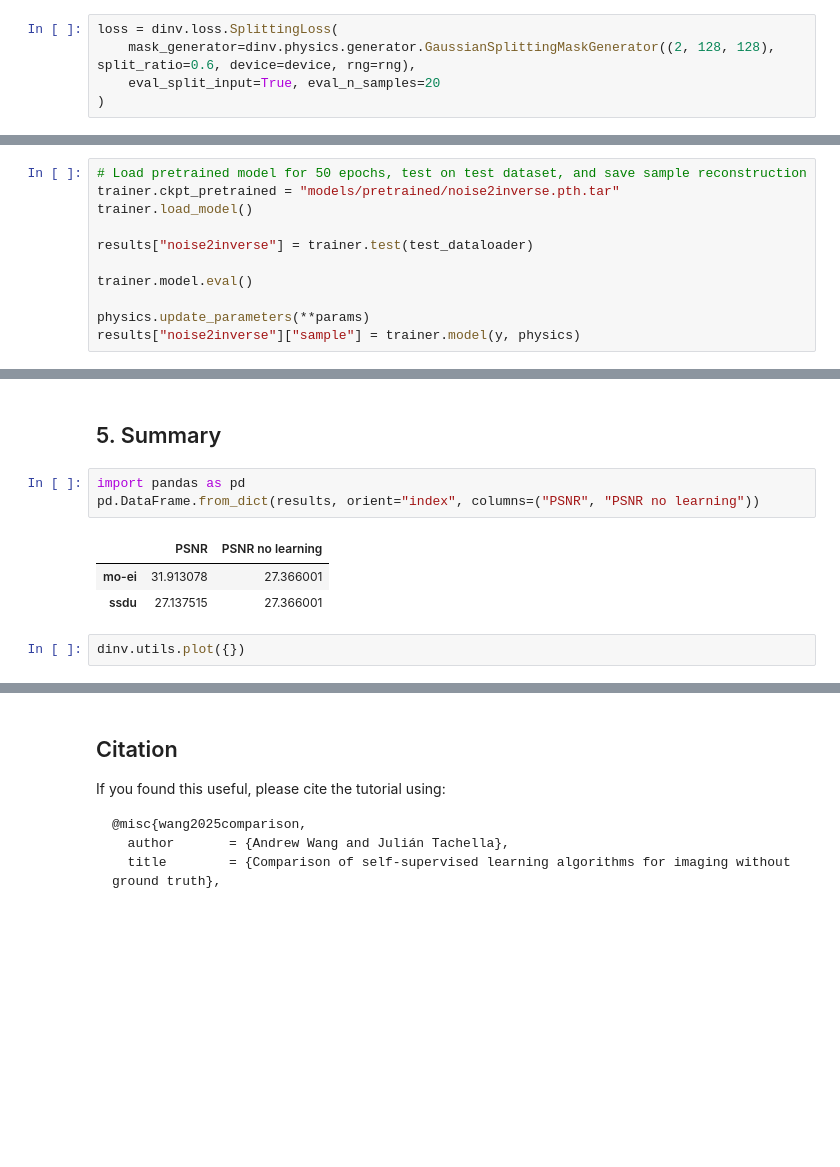
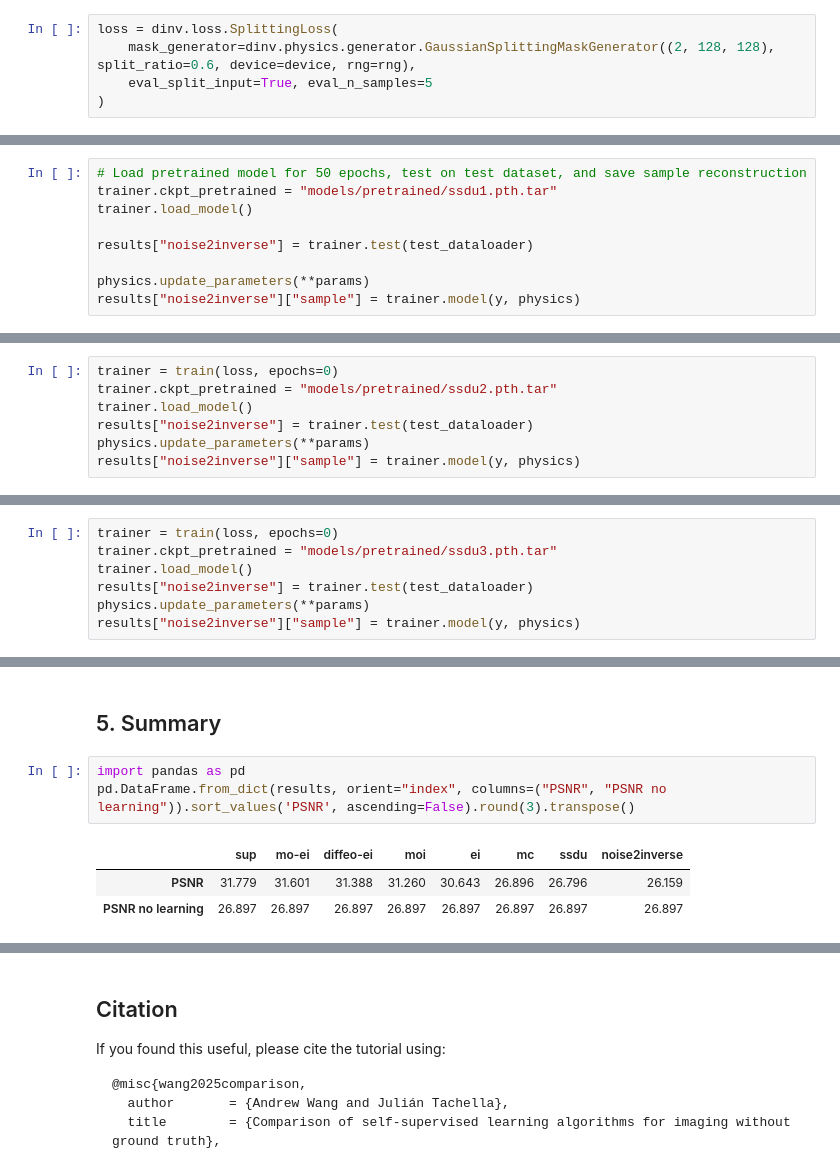
Before and after one commit to Andrewwango/deepinv-selfsup-fastmri, a Jupyter notebook: demo.ipynb, the cells around one changed output, grey strips where cells are left out. Saved outputs shown, nothing was run; the diff lists cells and outputs as text; blank space fills up the shorter version.

```diff
--- a/demo.ipynb
+++ b/demo.ipynb
@@ -307,7 +350,7 @@ where $N$ is the number of Monte-Carlo samples. The training loss function remai
 # %%
 loss = dinv.loss.SplittingLoss(
     mask_generator=dinv.physics.generator.GaussianSplittingMaskGenerator((2, 128, 128), split_ratio=0.6, device=device, rng=rng),
-    eval_split_input=True, eval_n_samples=20
+    eval_split_input=True, eval_n_samples=5
 )
 # %%
 # Set epochs > 0 to train the model
@@ -316,12 +359,10 @@ trainer = train(loss, epochs=0)
 The model has 2070091 trainable parameters
 # %%
 # Load pretrained model for 50 epochs, test on test dataset, and save sample reconstruction
-trainer.ckpt_pretrained = "models/pretrained/noise2inverse.pth.tar"
+trainer.ckpt_pretrained = "models/pretrained/ssdu1.pth.tar"
 trainer.load_model()
 
 results["noise2inverse"] = trainer.test(test_dataloader)
 
-trainer.model.eval()
-
 physics.update_parameters(**params)
 results["noise2inverse"]["sample"] = trainer.model(y, physics)
@@ -327,0 +374,7 @@ results["noise2inverse"]["sample"] = trainer.model(y, physics)
+# %%
+trainer = train(loss, epochs=0)
+trainer.ckpt_pretrained = "models/pretrained/ssdu2.pth.tar"
+trainer.load_model()
+results["noise2inverse"] = trainer.test(test_dataloader)
+physics.update_parameters(**params)
+results["noise2inverse"]["sample"] = trainer.model(y, physics)
@@ -327,0 +387,7 @@ results["noise2inverse"]["sample"] = trainer.model(y, physics)
+# %%
+trainer = train(loss, epochs=0)
+trainer.ckpt_pretrained = "models/pretrained/ssdu3.pth.tar"
+trainer.load_model()
+results["noise2inverse"] = trainer.test(test_dataloader)
+physics.update_parameters(**params)
+results["noise2inverse"]["sample"] = trainer.model(y, physics)
@@ -373,10 +457,8 @@ results["mc"]["sample"] = trainer.model(y, physics)
 ## 5. Summary
 # %%
 import pandas as pd
-pd.DataFrame.from_dict(results, orient="index", columns=("PSNR", "PSNR no learning"))
+pd.DataFrame.from_dict(results, orient="index", columns=("PSNR", "PSNR no learning")).sort_values('PSNR', ascending=False).round(3).transpose()
 # %% [output]
-|  | PSNR | PSNR no learning |
-| mo-ei | 31.913078 | 27.366001 |
-| ssdu | 27.137515 | 27.366001 |
+|  | sup | mo-ei | diffeo-ei | moi | ei | mc | ssdu | noise2inverse |
+| PSNR | 31.779 | 31.601 | 31.388 | 31.260 | 30.643 | 26.896 | 26.796 | 26.159 |
+| PSNR no learning | 26.897 | 26.897 | 26.897 | 26.897 | 26.897 | 26.897 | 26.897 | 26.897 |
-# %%
-dinv.utils.plot({})
```
Also changed, not shown: parts of 19 cells of this notebook, 14 other files.
